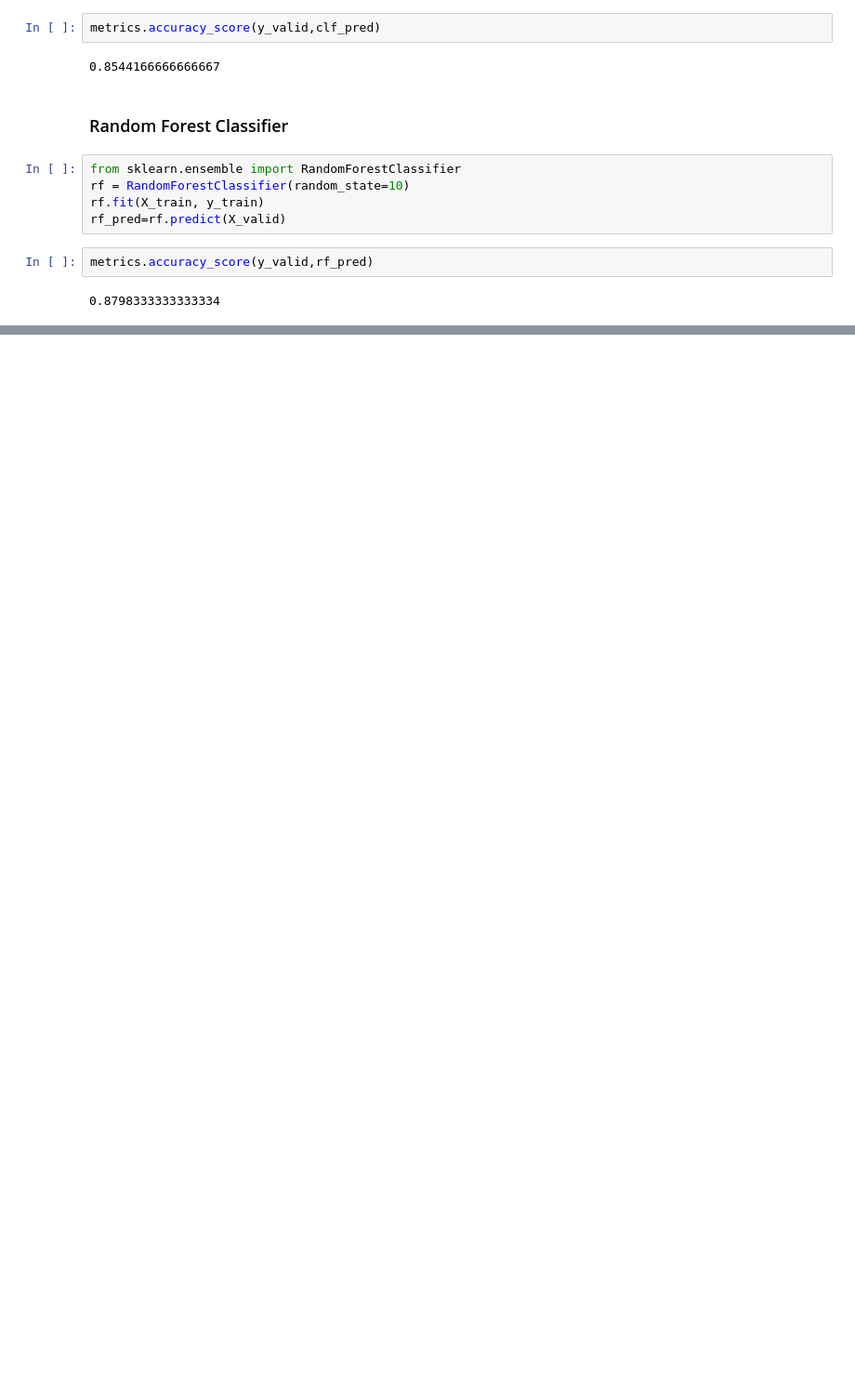
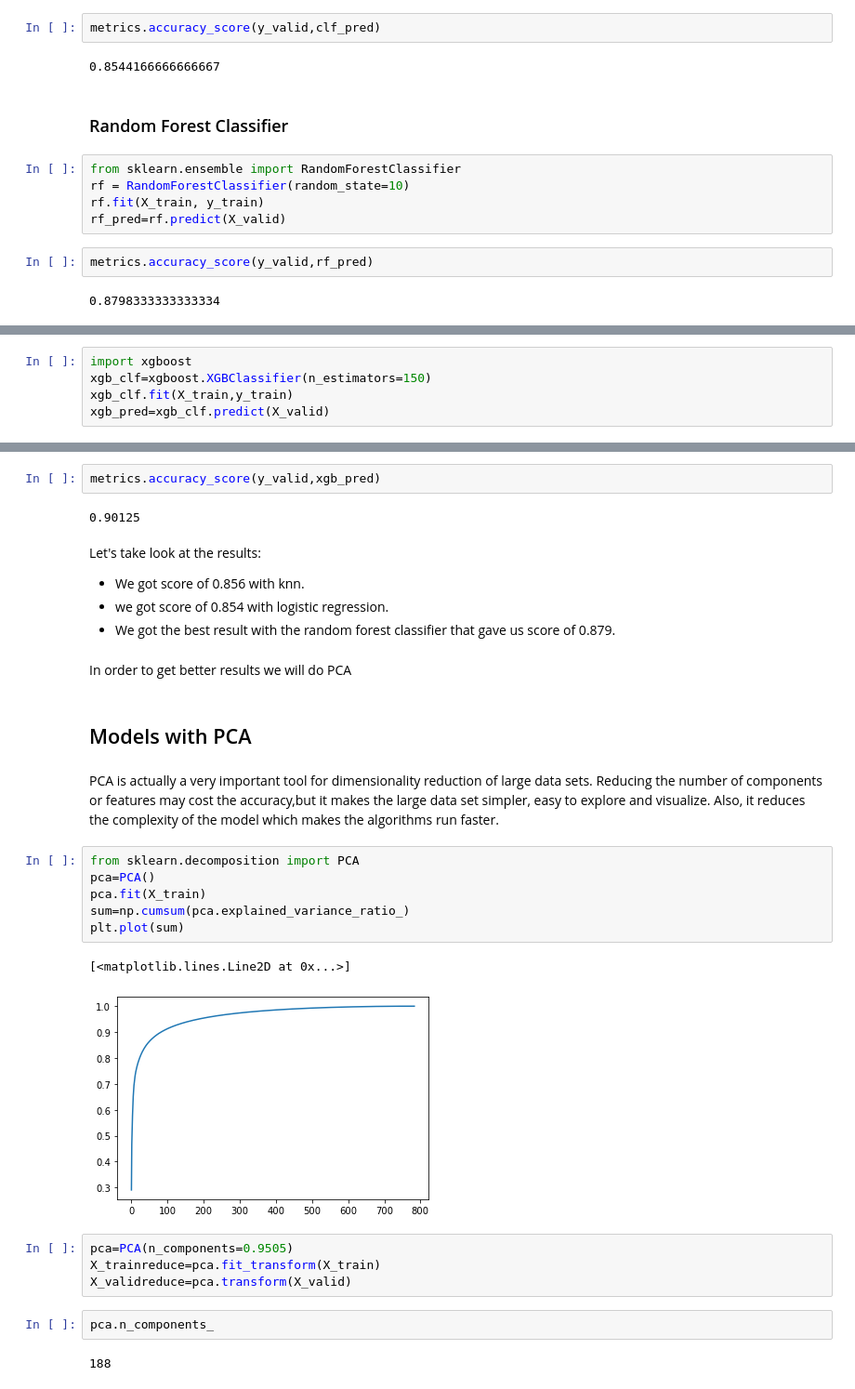
Before and after one commit to idobar1403/FinalProjectYear1, a Jupyter notebook: FashionMnist.ipynb, the cells around one changed output, grey strips where cells are left out. Shown at 93% size. Saved outputs shown, nothing was run; the diff lists cells and outputs as text; blank space fills up the shorter version.

Commit message:
Added models and PCA, almost done

```diff
--- a/FashionMnist.ipynb
+++ b/FashionMnist.ipynb
@@ -227,0 +224,5 @@ Let's take look at the results:
+# %%
+import xgboost
+xgb_clf=xgboost.XGBClassifier(n_estimators=150)
+xgb_clf.fit(X_train,y_train)
+xgb_pred=xgb_clf.predict(X_valid)
@@ -227,0 +231,33 @@ Let's take look at the results:
+# %%
+metrics.accuracy_score(y_valid,xgb_pred)
+# %% [output]
+0.90125
+# %% [markdown]
+Let's take look at the results:
+* We got score of 0.856 with knn.
+* we got score of 0.854 with logistic regression.
+* We got the best result with the random forest classifier that gave us score of 0.879.
+# %% [markdown]
+In order to get better results we will do PCA
+# %% [markdown]
+## Models with PCA
+# %% [markdown]
+PCA is actually a very important tool for dimensionality reduction of large data sets.
+Reducing the number of components or features may cost the accuracy,but it makes the large data set simpler, easy to explore and visualize. Also, it reduces the complexity of the model which makes the algorithms run faster.
+# %%
+from sklearn.decomposition import PCA
+pca=PCA()
+pca.fit(X_train)
+sum=np.cumsum(pca.explained_variance_ratio_)
+plt.plot(sum)
+# %% [output]
+[<matplotlib.lines.Line2D at 0x...>]
+[figure, added]
+# %%
+pca=PCA(n_components=0.9505)
+X_trainreduce=pca.fit_transform(X_train)
+X_validreduce=pca.transform(X_valid)
+# %%
+pca.n_components_
+# %% [output]
+188
```
Also changed, not shown: parts of 13 cells of this notebook.
